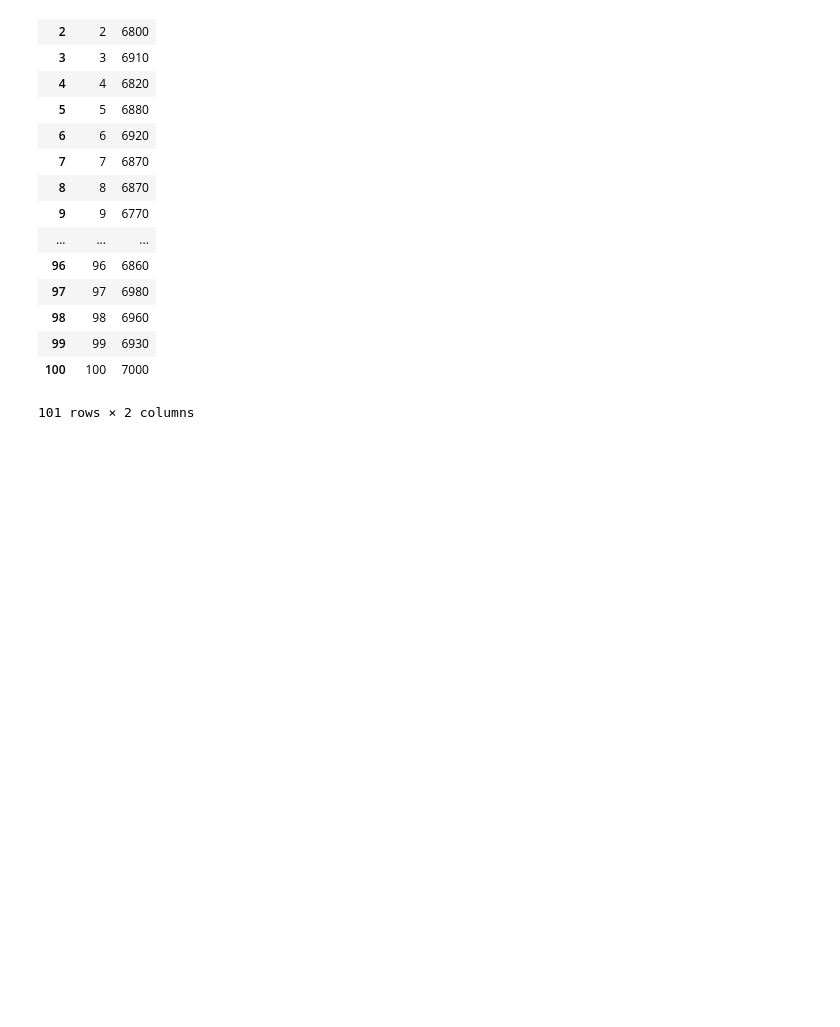
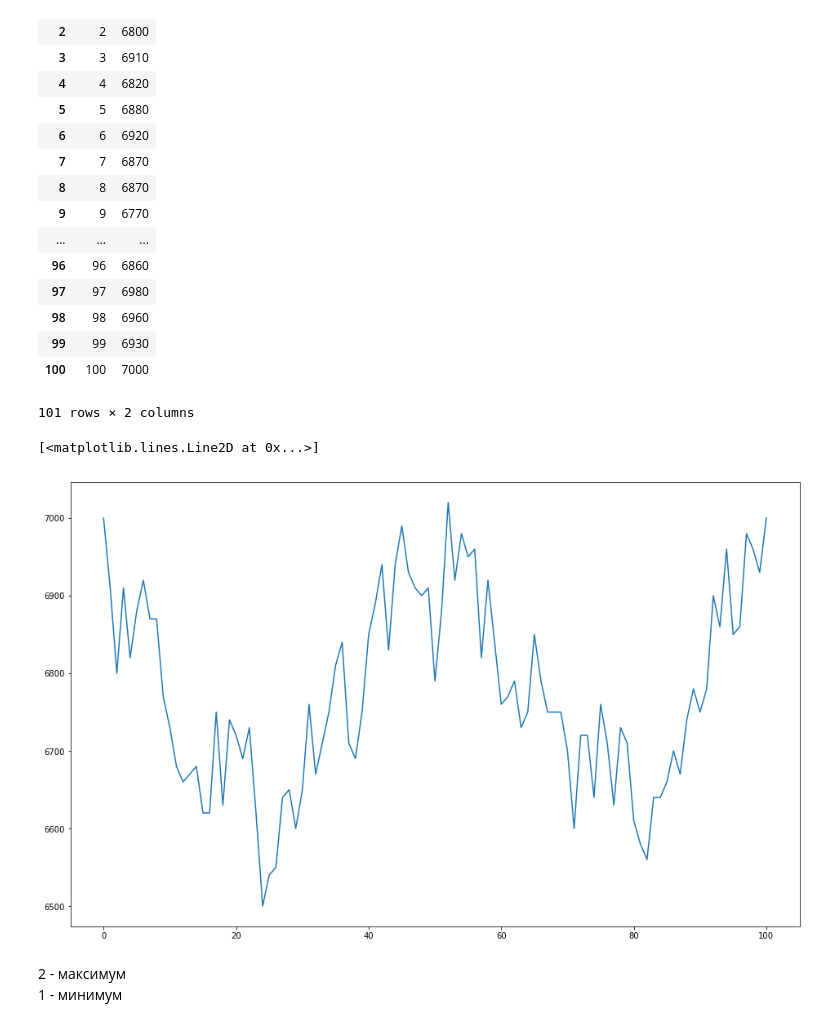
Before and after one commit to KaloshinPE/wonderfund, a Jupyter notebook: Untitled.ipynb, the cells around one changed output. Cells and saved outputs as stored; diff of their text form; code cells hidden in the pictures; blank space fills up the shorter version.

```diff
--- a/Untitled.ipynb
+++ b/Untitled.ipynb
@@ -1,7 +1,9 @@
 # %%
 import pandas as pd
 import matplotlib.pyplot as plt
+import numpy as np
 %matplotlib inline
+plt.rcParams['figure.figsize'] = (16.0, 10.0)
 # %%
 data = pd.read_csv('data.csv')
 # %%
@@ -29,0 +30,5 @@ plt
+# %%
+plt.plot(data.time, data.price)
+# %% [output]
+[<matplotlib.lines.Line2D at 0x...>]
+[figure, added]
@@ -29,0 +37,3 @@ plt
+# %% [markdown]
+2 - максимум <br>
+1 - минимум
```
Also changed, not shown: parts of 6 cells of this notebook.
